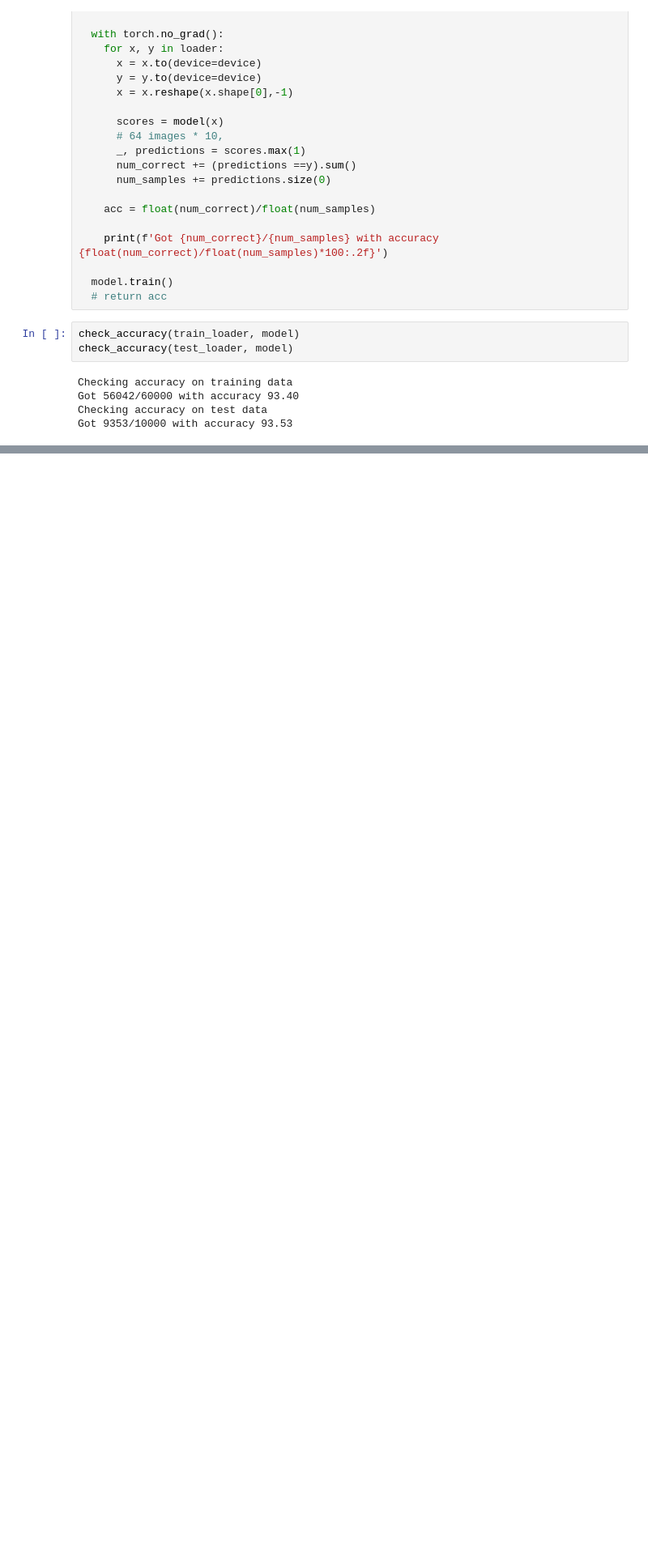
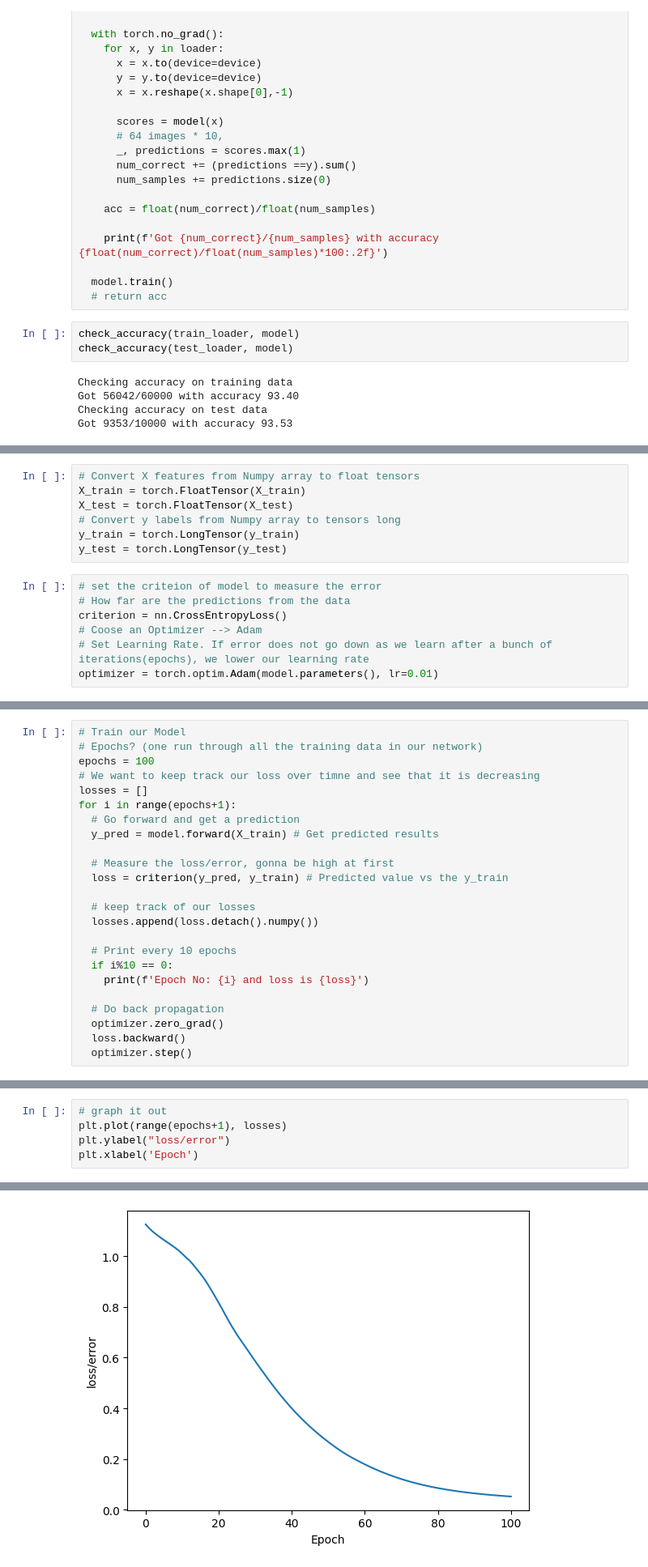
Before and after one commit to insoucyant/MachineLearning, a Jupyter notebook: PyTorchNN.ipynb, the cells around one changed output, grey strips where cells are left out. Shown at 81% size. Saved outputs shown, nothing was run; the diff lists cells and outputs as text; blank space fills up the shorter version.

Commit message:
Finished Training and evaluation on  Train Data

```diff
--- a/PyTorchNN.ipynb
+++ b/PyTorchNN.ipynb
@@ -129,0 +182,14 @@ Got 9353/10000 with accuracy 93.53
+# %%
+# Convert X features from Numpy array to float tensors
+X_train = torch.FloatTensor(X_train)
+X_test = torch.FloatTensor(X_test)
+# Convert y labels from Numpy array to tensors long
+y_train = torch.LongTensor(y_train)
+y_test = torch.LongTensor(y_test)
+# %%
+# set the criteion of model to measure the error
+# How far are the predictions from the data
+criterion = nn.CrossEntropyLoss()
+# Coose an Optimizer --> Adam
+# Set Learning Rate. If error does not go down as we learn after a bunch of iterations(epochs), we lower our learning rate
+optimizer = torch.optim.Adam(model.parameters(), lr=0.01)
@@ -129,0 +204,24 @@ Got 9353/10000 with accuracy 93.53
+# %%
+# Train our Model
+# Epochs? (one run through all the training data in our network)
+epochs = 100
+# We want to keep track our loss over timne and see that it is decreasing
+losses = []
+for i in range(epochs+1):
+  # Go forward and get a prediction
+  y_pred = model.forward(X_train) # Get predicted results
+
+  # Measure the loss/error, gonna be high at first
+  loss = criterion(y_pred, y_train) # Predicted value vs the y_train
+
+  # keep track of our losses
+  losses.append(loss.detach().numpy())
+
+  # Print every 10 epochs
+  if i%10 == 0:
+    print(f'Epoch No: {i} and loss is {loss}')
+
+  # Do back propagation
+  optimizer.zero_grad()
+  loss.backward()
+  optimizer.step()
@@ -129,0 +240,6 @@ Got 9353/10000 with accuracy 93.53
+# %%
+# graph it out
+plt.plot(range(epochs+1), losses)
+plt.ylabel("loss/error")
+plt.xlabel('Epoch')
+# %% [output]
@@ -129,0 +247 @@ Got 9353/10000 with accuracy 93.53
+[figure, added]
```
Also changed, not shown: parts of 13 cells of this notebook.
